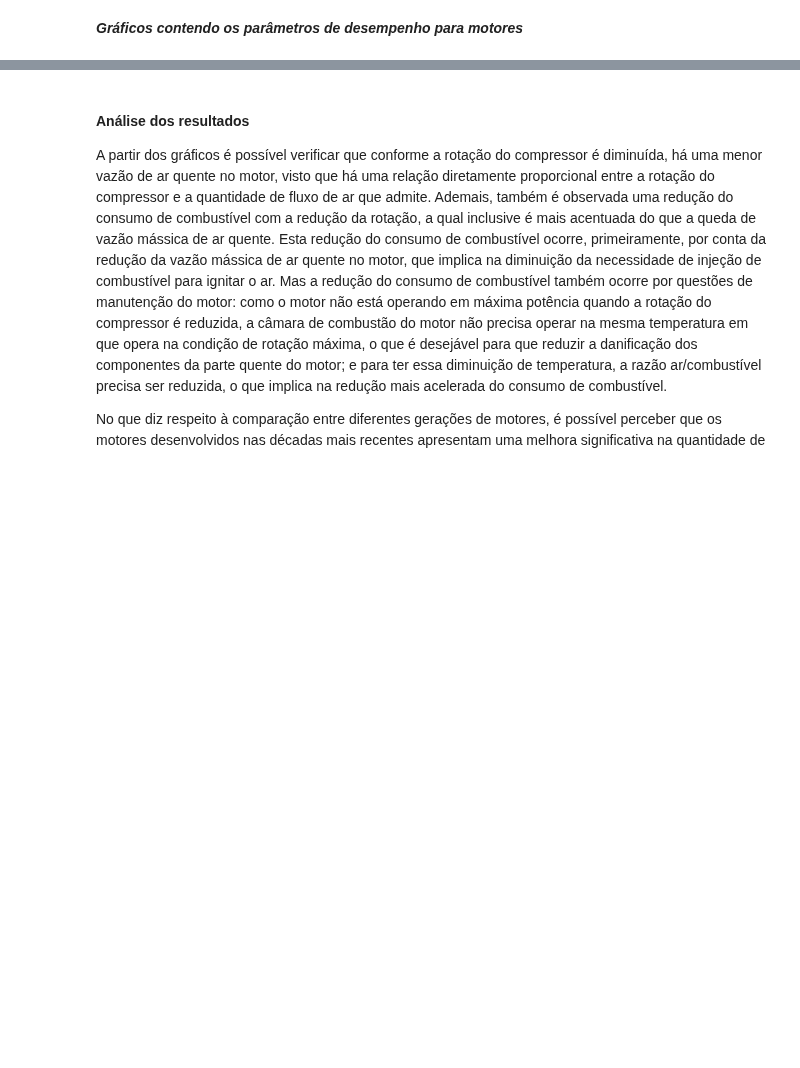
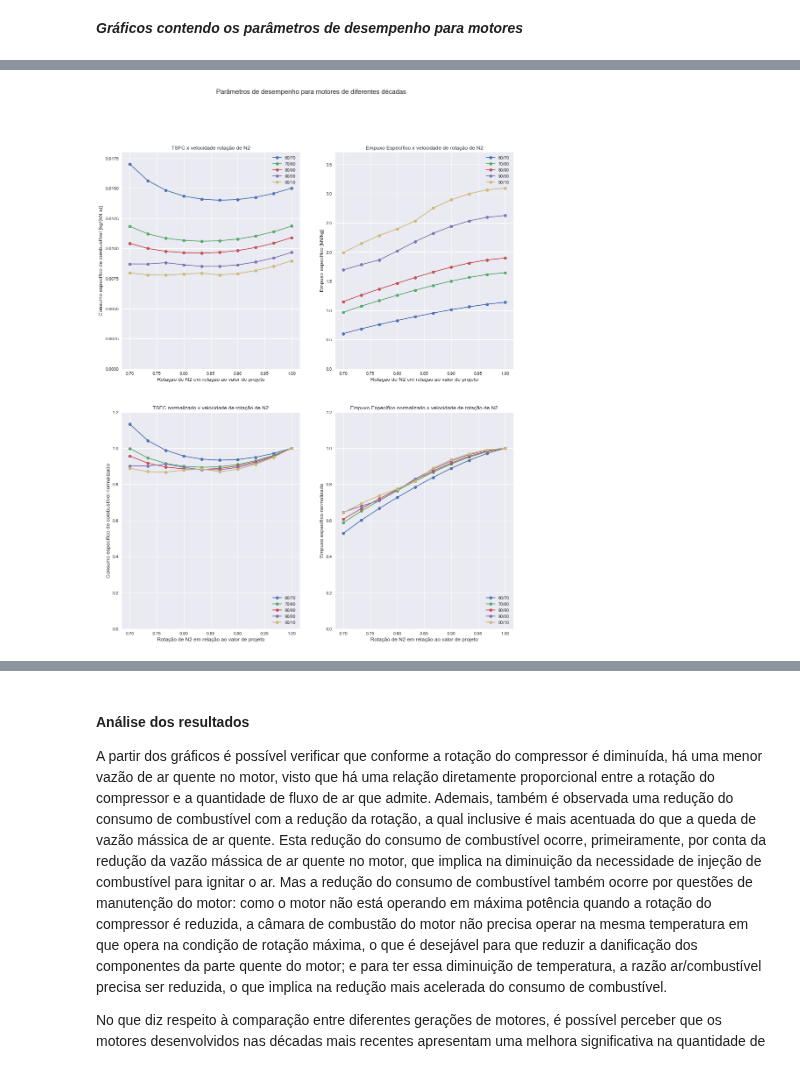
Before and after one commit to jonasdegrave/gas-turbine, a Jupyter notebook: questao3.ipynb, the cells around one changed output, grey strips where cells are left out. Cells and saved outputs as stored; diff of their text form; code cells hidden in the pictures; blank space fills up the shorter version.

```diff
--- a/questao3.ipynb
+++ b/questao3.ipynb
@@ -327,36 +347,38 @@ for j in range(0,cols):
         performance_list[9][labels[k]].iloc[aux]],label= labels[k], marker='o')
     plt.title(titulos[aux-2])
     plt.legend()
     aux += 1
 i = 1
 aux = 2
 for j in range(0,cols):
     plt.sca(ax[i,j])
     ax[i,j].set_xlabel('Rotação de N2 em relação ao valor de projeto',fontsize=fontsize_label)
-    ax[i,j].set_ylabel(ylabels[aux-2],fontsize=fontsize_label)
+    ax[i,j].set_ylabel(ylabels[aux],fontsize=fontsize_label)
     ax[i,j].set_ylim(0,1.2*performance_list[0][labels[0]].iloc[aux]/performance_list[0][labels[0]].iloc[aux])
     for k in range(0,5):
         plt.plot(np.linspace(1.0,0.7,10),
         [performance_list[0][labels[k]].iloc[aux]/performance_list[0][labels[k]].iloc[aux],
         performance_list[1][labels[k]].iloc[aux]/performance_list[0][labels[k]].iloc[aux],
         performance_list[2][labels[k]].iloc[aux]/performance_list[0][labels[k]].iloc[aux],
         performance_list[3][labels[k]].iloc[aux]/performance_list[0][labels[k]].iloc[aux],
         performance_list[4][labels[k]].iloc[aux]/performance_list[0][labels[k]].iloc[aux],
         performance_list[5][labels[k]].iloc[aux]/performance_list[0][labels[k]].iloc[aux],
         performance_list[6][labels[k]].iloc[aux]/performance_list[0][labels[k]].iloc[aux],
         performance_list[7][labels[k]].iloc[aux]/performance_list[0][labels[k]].iloc[aux],
         performance_list[8][labels[k]].iloc[aux]/performance_list[0][labels[k]].iloc[aux],
         performance_list[9][labels[k]].iloc[aux]/performance_list[0][labels[k]].iloc[aux]],label= labels[k], marker='o')
-    plt.title(titulos[aux-2])
+    plt.title(titulos[aux])
 
-    plt.legend()
+    plt.legend(loc='lower right')
     aux += 1
 
 # save the plot as a file
 fig.savefig('images/questao3/itemB_2.jpg',
             format='jpeg',
             dpi=300,
             bbox_inches='tight')
+# %% [output]
+[figure, added]
 # %% [markdown]
 <img src="images/questao3/itemB_2.jpg" alt="TSFC e Empuxo Específico das diferentes geracoes de motores variando N2" style="width: 15 cm;"/>
 # %% [markdown]
```
Also changed, not shown: parts of 7 cells of this notebook, 1 other file.
